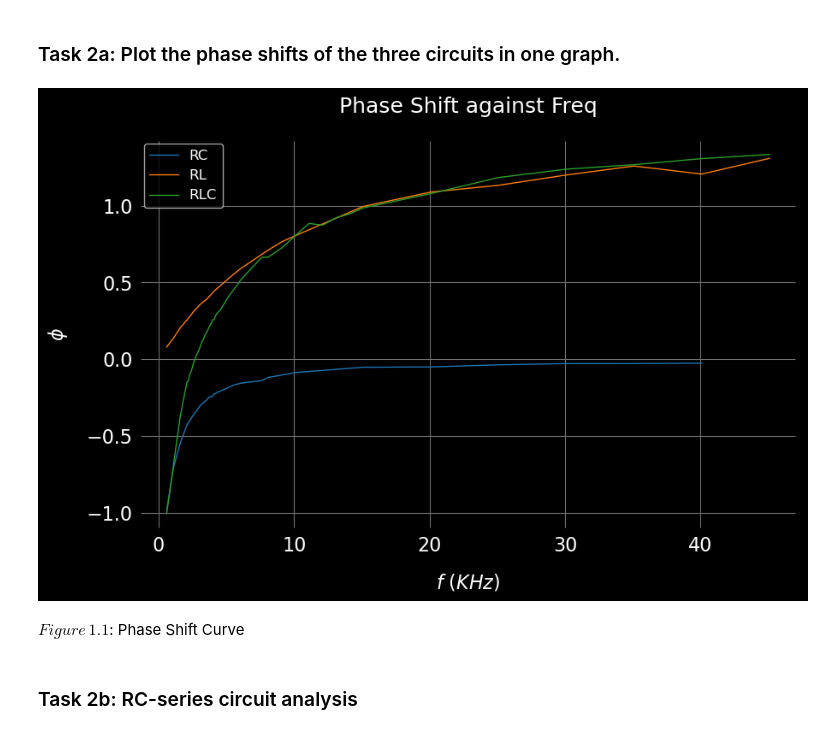
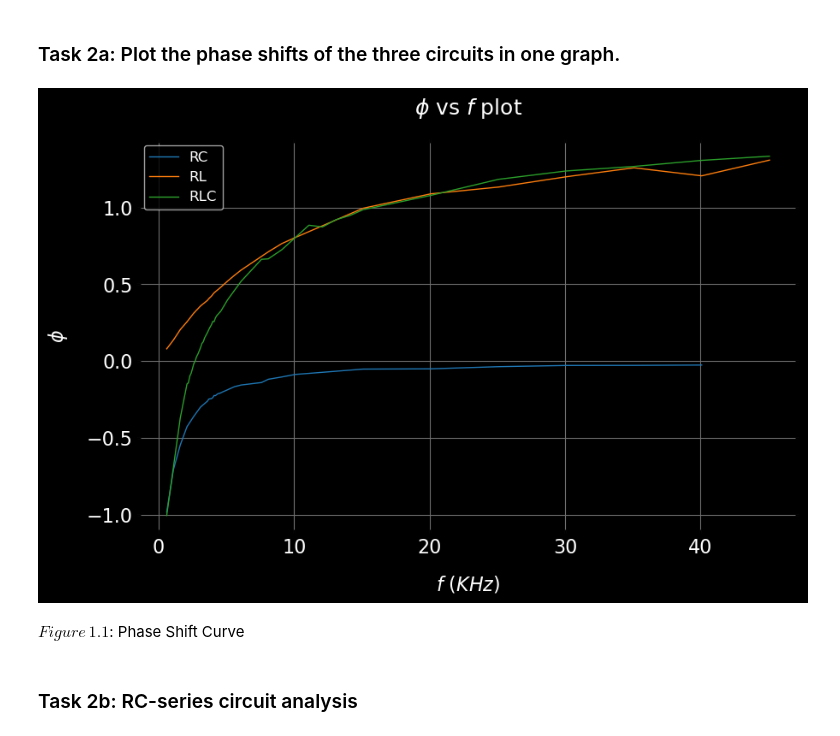
Before and after one commit to edhar98/Lab2, a Jupyter notebook: E11/E11e.ipynb, the cells around one changed output. Cells and saved outputs as stored; diff of their text form; code cells hidden in the pictures.

```diff
--- a/E11/E11e.ipynb
+++ b/E11/E11e.ipynb
@@ -149,35 +149,35 @@ f_l = []
 
 for path in os.listdir(series_path):
     file_path = os.path.join(series_path,path)
     if os.path.isfile(file_path):
         all_sheets = pd.read_excel(file_path, sheet_name=None)
         for sheet_name, df in all_sheets.items():
             df = df.dropna()
             # Optionally filter out rows where a specific column value is less than 2001
             # df.drop(df[df.iloc[:,1] < 2001].index, inplace=True)
             df.sort_values(by=df.columns[2])
             f_l.append(np.array(df.iloc[:, 2]))
             phi_l.append(np.array(df.iloc[:, 4]))
             df_l.append(df)
             R_d_l.append(sheet_name)
 
 sorted_lists = sorted(zip(R_d_l, f_l, phi_l, df_l), key=lambda x: x[0])
 R_d_l, f_l, phi_l, df_l = zip(*sorted_lists)
 
 if f_l and phi_l and R_d_l:
     for f, phi, label in zip(f_l, phi_l, R_d_l[:]):  # Skip the first 3 elements of R_d_l (['RL', 'RC', 'RLC'])
         plt.plot(f, phi, label=label)
 
 
 plt.xlabel(r'$f$ ($KHz$)')
 plt.ylabel(r'$\phi$')
-plt.title('Phase Shift against Freq')
+plt.title(r'$\phi$ vs $f$ plot')
 plt.legend()
 plt.grid(True)
 plt.show()
 dy(Lx(r'$Figure\, 1.1 $: Phase Shift Curve'))
 # %% [output]
-[figure, old version]
+[figure, new version]
 $Figure\, 1.1 $: Phase Shift Curve
 # %% [markdown]
 ### Task 2b:  RC-series circuit analysis
```
Also changed, not shown: parts of 35 cells of this notebook.
